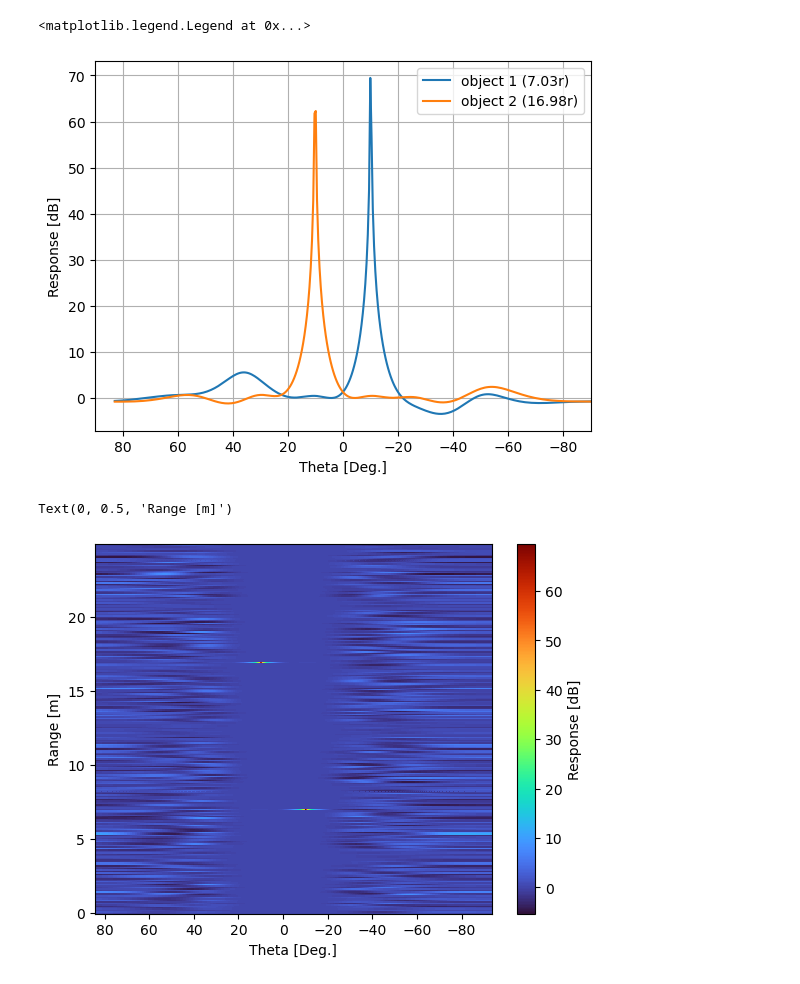
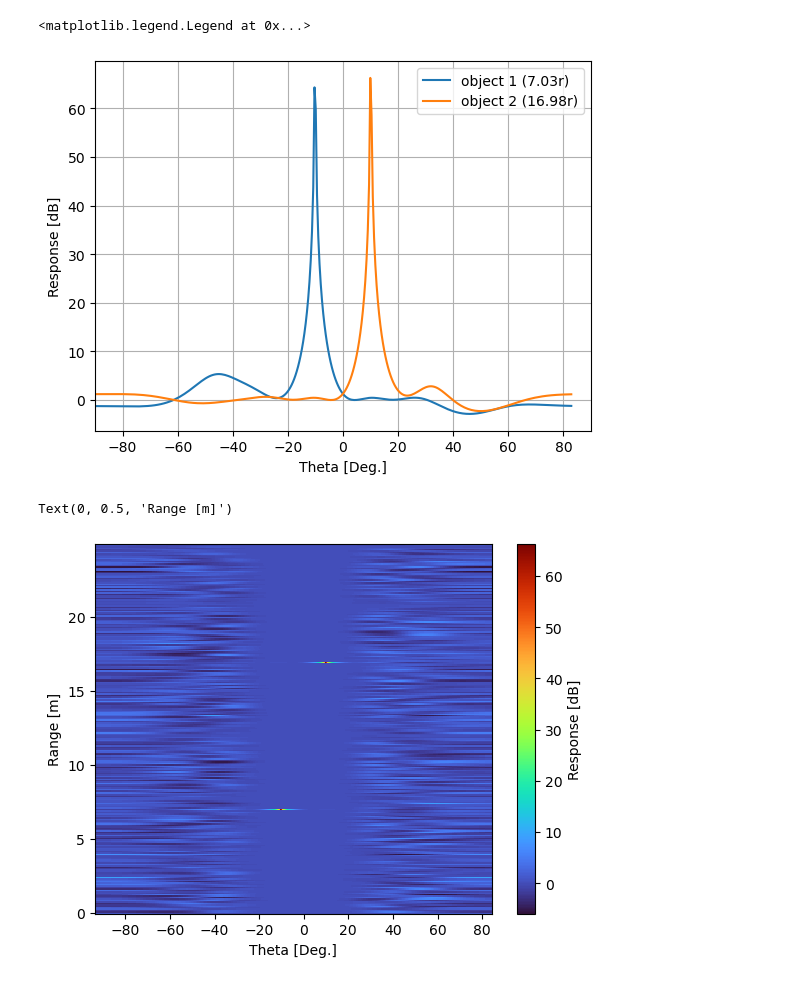
Before and after one commit to eshibusawa/4DRadar-Simulation, a Jupyter notebook: Python/02_8ula_single_object.ipynb, the cells around one changed output. Cells and saved outputs as stored; diff of their text form; code cells hidden in the pictures.

```diff
--- a/Python/02_8ula_single_object.ipynb
+++ b/Python/02_8ula_single_object.ipynb
@@ -24,6 +24,8 @@ rxl[:,0] = np.arange(num_rx)
 cc = ChirpConfiguration()
 mc = MIMOConfiguration(txl, rxl, cc.start_lambda, 0.5)
 radar = FMCWMIMORadar(cc, mc)
+mva = MIMOVirtualArray(mc)
+mva.use_conjugate = True
 # (0.2) object
 objs = list()
 objs.append(TargetObject(7, 1, -10))
@@ -146,7 +147,6 @@ fig, ax = plt.subplots()
 ax.set_ylabel('Response [dB]')
 ax.set_xlabel('Theta [Deg.]')
 ax.set_xlim([-90, 90])
-ax.invert_xaxis()
 for k in range(len(music_spectrum_power_dB)):
     l = 'object {} ({:.2f}r)'.format(k + 1, range_bin[d_range[k]])
     ax.plot(angle_bins_degrees, music_spectrum_power_dB[k], label=l)
@@ -154,19 +154,18 @@ ax.grid()
 ax.legend()
 # %% [output]
 <matplotlib.legend.Legend at 0x...>
-[figure, old version]
+[figure, new version]
 # %%
 rmm_dB = 20 * np.log10(np.abs(rmm))
 
 fig, ax = plt.subplots()
 cm = ax.pcolor(angle_bins_degrees, range_bin, rmm_dB, cmap='turbo')
 fig.colorbar(cm, ax=ax, label='Response [dB]')
-ax.invert_xaxis()
 ax.set_xlabel('Theta [Deg.]')
 ax.set_ylabel('Range [m]')
 # %% [output]
 Text(0, 0.5, 'Range [m]')
-[figure, old version]
+[figure, new version]
 # %%
 lim_angle = np.max(angle_bins)
 fig, ax = plt.subplots(subplot_kw={'projection': 'polar'})
```
Also changed, not shown: parts of 6 cells of this notebook, 3 other files.
